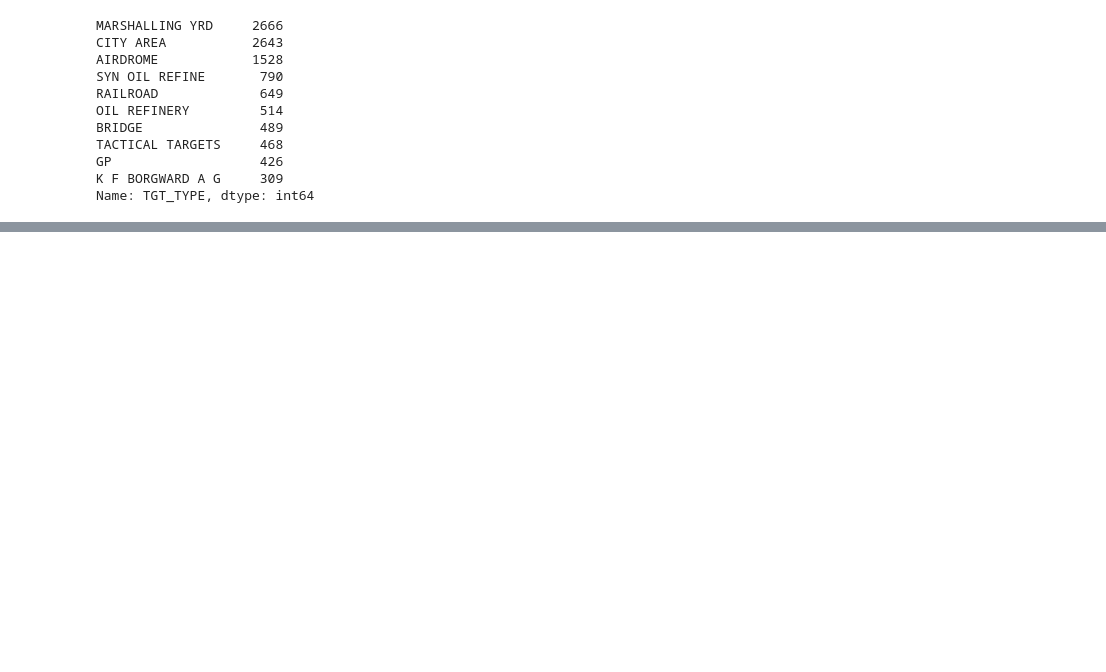
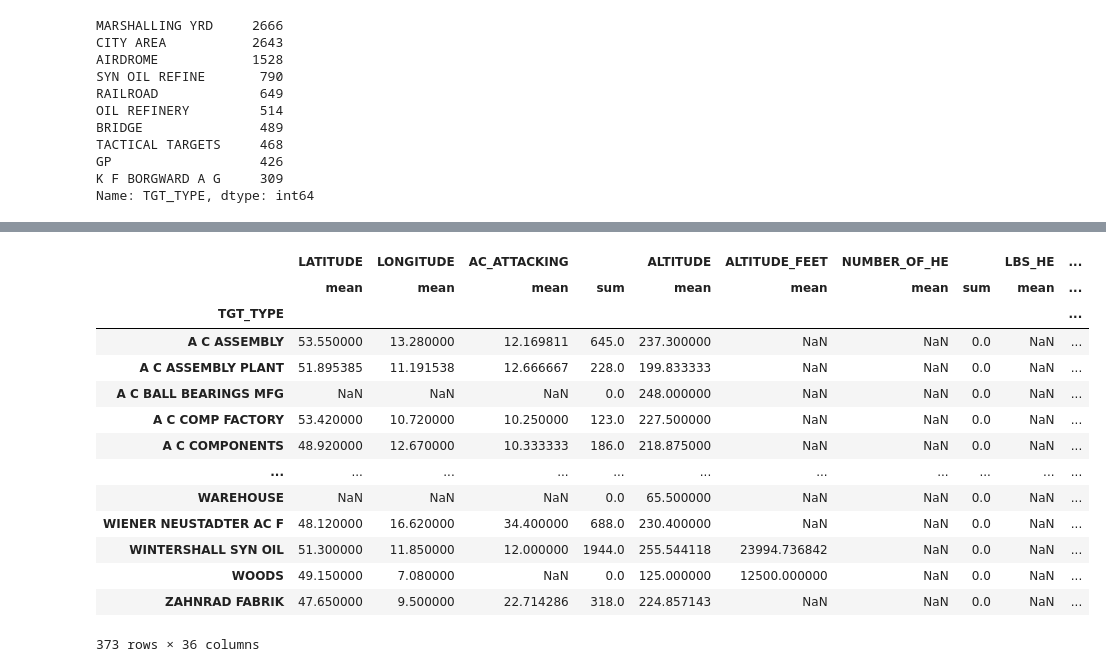
Before and after one commit to sidmurthy/ww2bombing, a Jupyter notebook: bombing_analysis.ipynb, the cells around one changed output, grey strips where cells are left out. Cells and saved outputs as stored; diff of their text form; code cells hidden in the pictures; blank space fills up the shorter version.

Commit message:
made custom func file

```diff
--- a/bombing_analysis.ipynb
+++ b/bombing_analysis.ipynb
@@ -525,0 +532,19 @@ plt.title('Distribution of Top 10 USAAF Target Types in the European Theater ');
+# %%
+us_eur_tonnage_by_tgt = groupby_custom(us_eur, 'TGT_TYPE')
+us_eur_tonnage_by_tgt
+# %% [output]
+|  | LATITUDE | LONGITUDE | AC_ATTACKING |  | ALTITUDE | ALTITUDE_FEET | NUMBER_OF_HE |  | LBS_HE | ... |
+|  | mean | mean | mean | sum | mean | mean | mean | sum | mean | ... |
+| TGT_TYPE |  |  |  |  |  |  |  |  |  | ... |
+| A C ASSEMBLY | 53.550000 | 13.280000 | 12.169811 | 645.0 | 237.300000 | NaN | NaN | 0.0 | NaN | ... |
+| A C ASSEMBLY PLANT | 51.895385 | 11.191538 | 12.666667 | 228.0 | 199.833333 | NaN | NaN | 0.0 | NaN | ... |
+| A C BALL BEARINGS MFG | NaN | NaN | NaN | 0.0 | 248.000000 | NaN | NaN | 0.0 | NaN | ... |
+| A C COMP FACTORY | 53.420000 | 10.720000 | 10.250000 | 123.0 | 227.500000 | NaN | NaN | 0.0 | NaN | ... |
+| A C COMPONENTS | 48.920000 | 12.670000 | 10.333333 | 186.0 | 218.875000 | NaN | NaN | 0.0 | NaN | ... |
+| ... | ... | ... | ... | ... | ... | ... | ... | ... | ... | ... |
+| WAREHOUSE | NaN | NaN | NaN | 0.0 | 65.500000 | NaN | NaN | 0.0 | NaN | ... |
+| WIENER NEUSTADTER AC F | 48.120000 | 16.620000 | 34.400000 | 688.0 | 230.400000 | NaN | NaN | 0.0 | NaN | ... |
+| WINTERSHALL SYN OIL | 51.300000 | 11.850000 | 12.000000 | 1944.0 | 255.544118 | 23994.736842 | NaN | 0.0 | NaN | ... |
+| WOODS | 49.150000 | 7.080000 | NaN | 0.0 | 125.000000 | 12500.000000 | NaN | 0.0 | NaN | ... |
+| ZAHNRAD FABRIK | 47.650000 | 9.500000 | 22.714286 | 318.0 | 224.857143 | NaN | NaN | 0.0 | NaN | ... |
+373 rows × 36 columns
```
Also changed, not shown: parts of 2 cells of this notebook, 1 other file.
